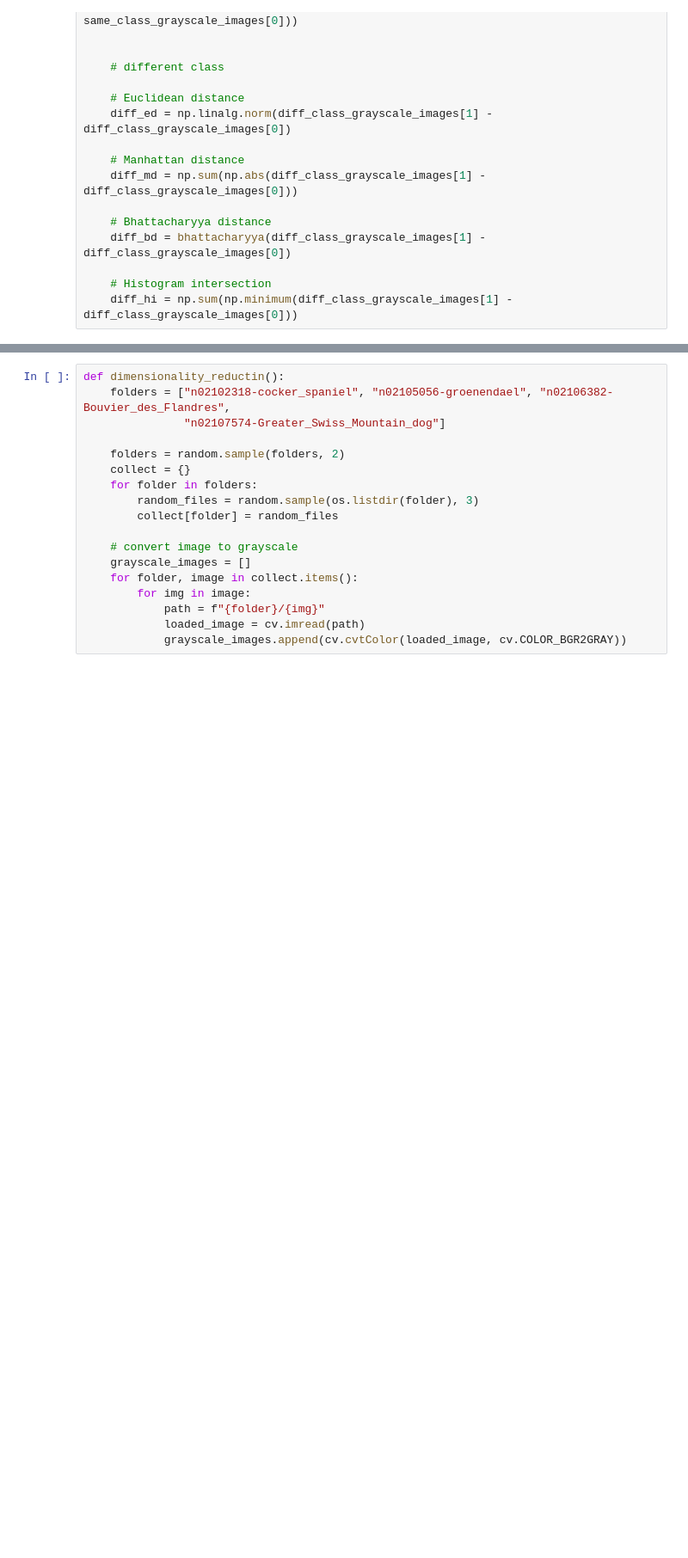
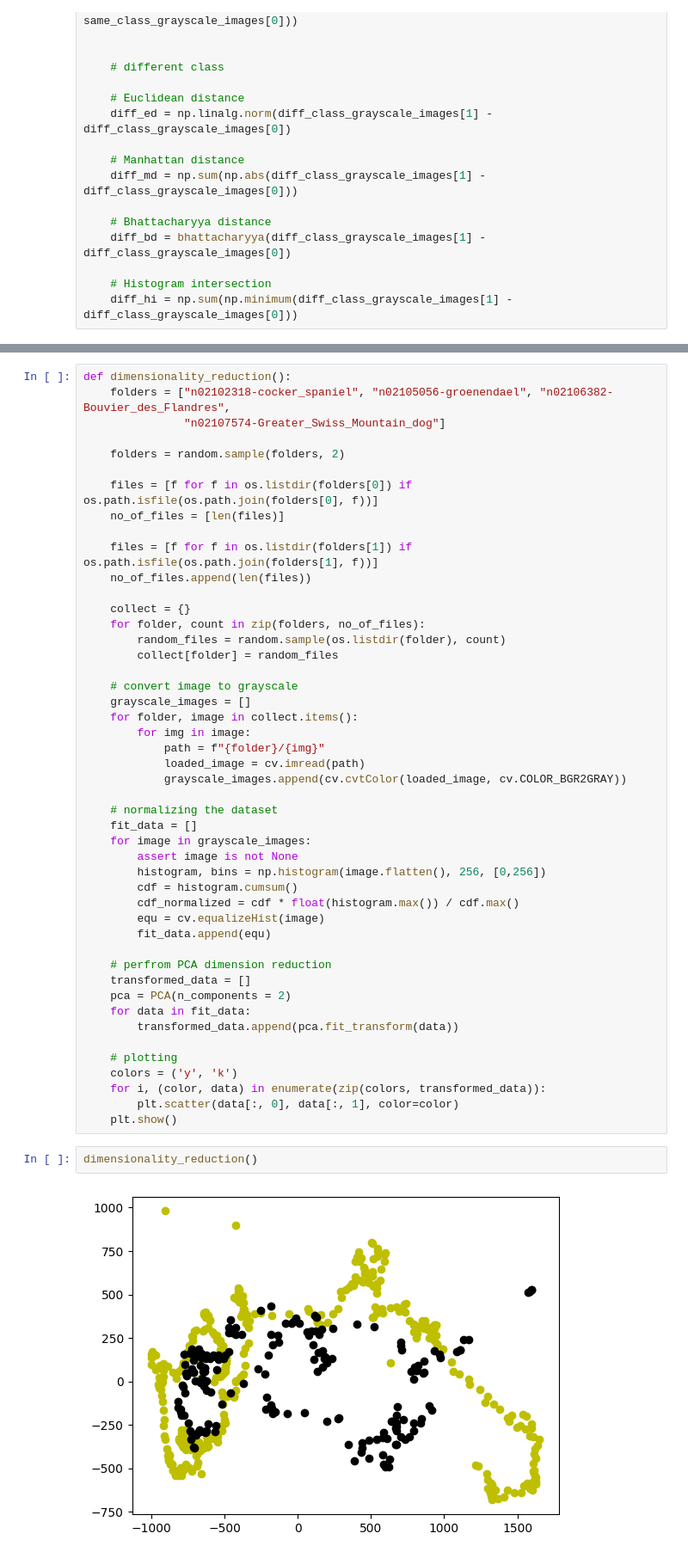
Before and after one commit to million-haileyesus/Data_Mining_I, a Jupyter notebook: DM_Assignment1/programming assignment 1.ipynb, the cells around one changed output, grey strips where cells are left out. Shown at 86% size. Saved outputs shown, nothing was run; the diff lists cells and outputs as text; blank space fills up the shorter version.

```diff
--- a/DM_Assignment1/programming assignment 1.ipynb
+++ b/DM_Assignment1/programming assignment 1.ipynb
@@ -216,14 +219,21 @@ def image_feature_descriptor():
     plt.imshow(img2)
     plt.show()
 # %%
-def dimensionality_reductin():
+def dimensionality_reduction():
     folders = ["n02102318-cocker_spaniel", "n02105056-groenendael", "n02106382-Bouvier_des_Flandres",
                "n02107574-Greater_Swiss_Mountain_dog"]
 
     folders = random.sample(folders, 2)
+
+    files = [f for f in os.listdir(folders[0]) if os.path.isfile(os.path.join(folders[0], f))]
+    no_of_files = [len(files)]
+
+    files = [f for f in os.listdir(folders[1]) if os.path.isfile(os.path.join(folders[1], f))]
+    no_of_files.append(len(files))
+
     collect = {}
-    for folder in folders:
-        random_files = random.sample(os.listdir(folder), 3)
+    for folder, count in zip(folders, no_of_files):
+        random_files = random.sample(os.listdir(folder), count)
         collect[folder] = random_files
 
     # convert image to grayscale
@@ -233,3 +243,29 @@ def dimensionality_reductin():
             path = f"{folder}/{img}"
             loaded_image = cv.imread(path)
             grayscale_images.append(cv.cvtColor(loaded_image, cv.COLOR_BGR2GRAY))
+
+    # normalizing the dataset
+    fit_data = []
+    for image in grayscale_images:
+        assert image is not None
+        histogram, bins = np.histogram(image.flatten(), 256, [0,256])
+        cdf = histogram.cumsum()
+        cdf_normalized = cdf * float(histogram.max()) / cdf.max()
+        equ = cv.equalizeHist(image)
+        fit_data.append(equ)
+
+    # perfrom PCA dimension reduction
+    transformed_data = []
+    pca = PCA(n_components = 2)
+    for data in fit_data:
+        transformed_data.append(pca.fit_transform(data))
+
+    # plotting
+    colors = ('y', 'k')
+    for i, (color, data) in enumerate(zip(colors, transformed_data)):
+        plt.scatter(data[:, 0], data[:, 1], color=color)
+    plt.show()
+# %%
+dimensionality_reduction()
+# %% [output]
+[figure, added]
```
Also changed, not shown: parts of 4 cells of this notebook.
